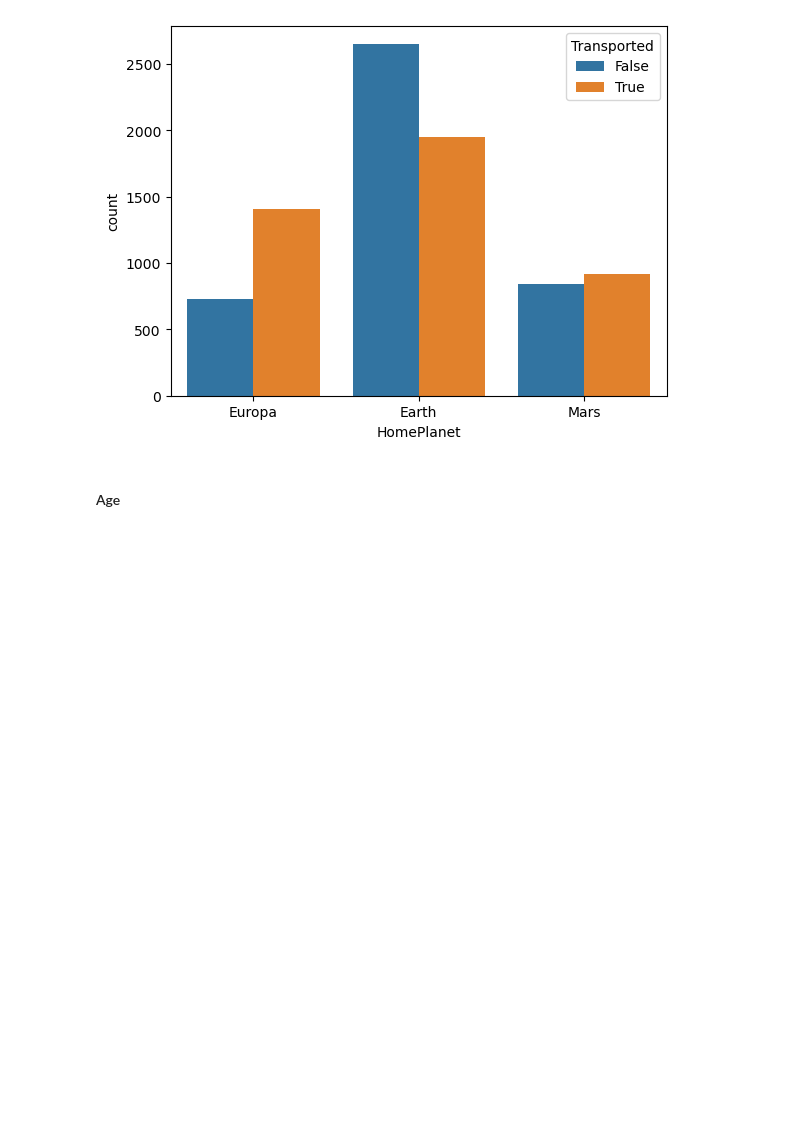
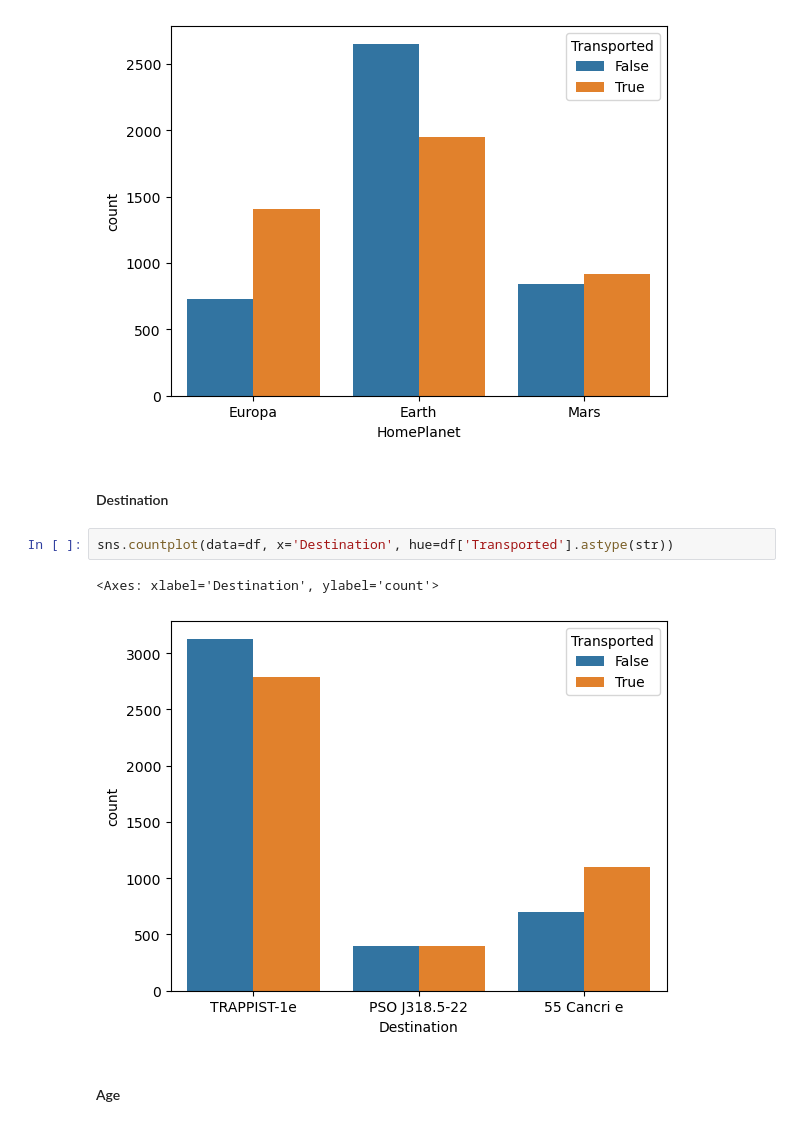
Before and after one commit to marciscar/spaceship-titanic, a Jupyter notebook: Notebooks/spaceship_titanic.ipynb, the cells around one changed output. Drawn from its saved outputs; the diff is of its cells as text; blank space fills up the shorter version.

```diff
--- a/Notebooks/spaceship_titanic.ipynb
+++ b/Notebooks/spaceship_titanic.ipynb
@@ -95,6 +95,13 @@ sns.countplot(data=df, x='HomePlanet', hue=df['Transported'].astype(str))
 # %% [output]
 <Axes: xlabel='HomePlanet', ylabel='count'>
 [figure]
+# %% [markdown]
+#### Destination
+# %%
+sns.countplot(data=df, x='Destination', hue=df['Transported'].astype(str))
+# %% [output]
+<Axes: xlabel='Destination', ylabel='count'>
+[figure, added]
 # %% [markdown]
 #### Age
 # %%
```
Also changed, not shown: parts of 35 cells of this notebook.
